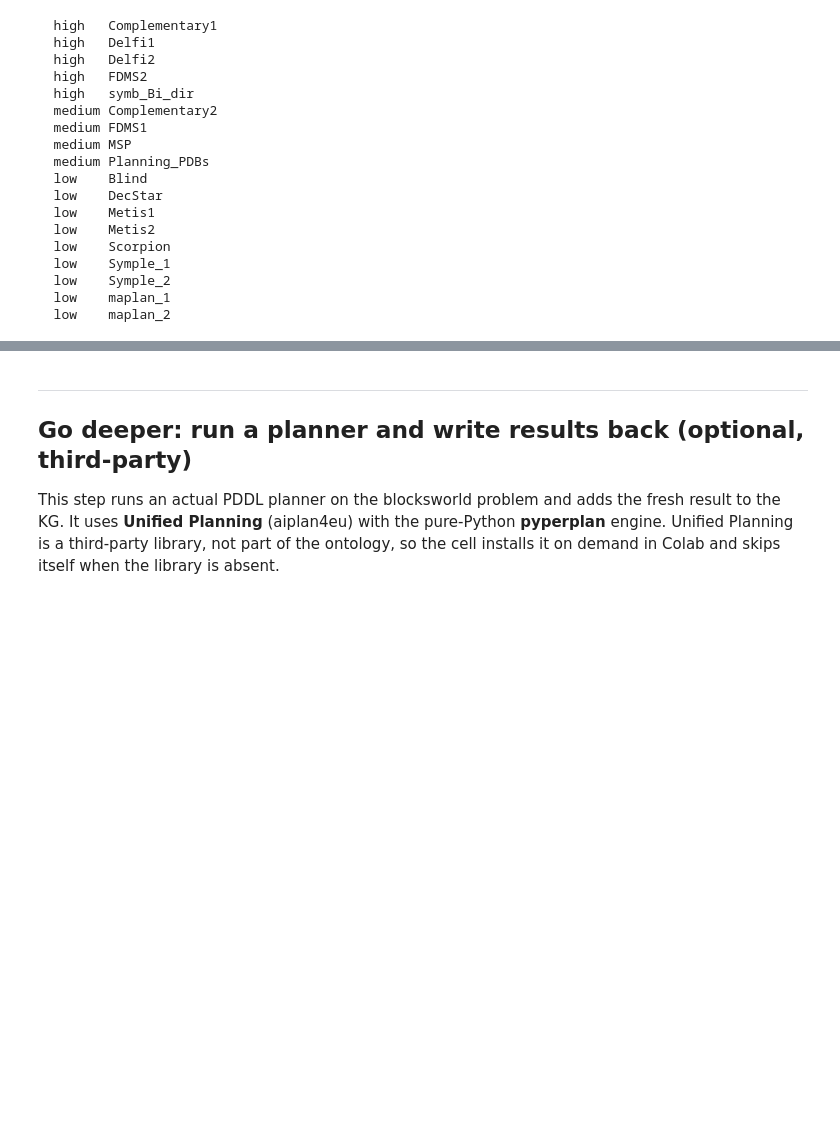
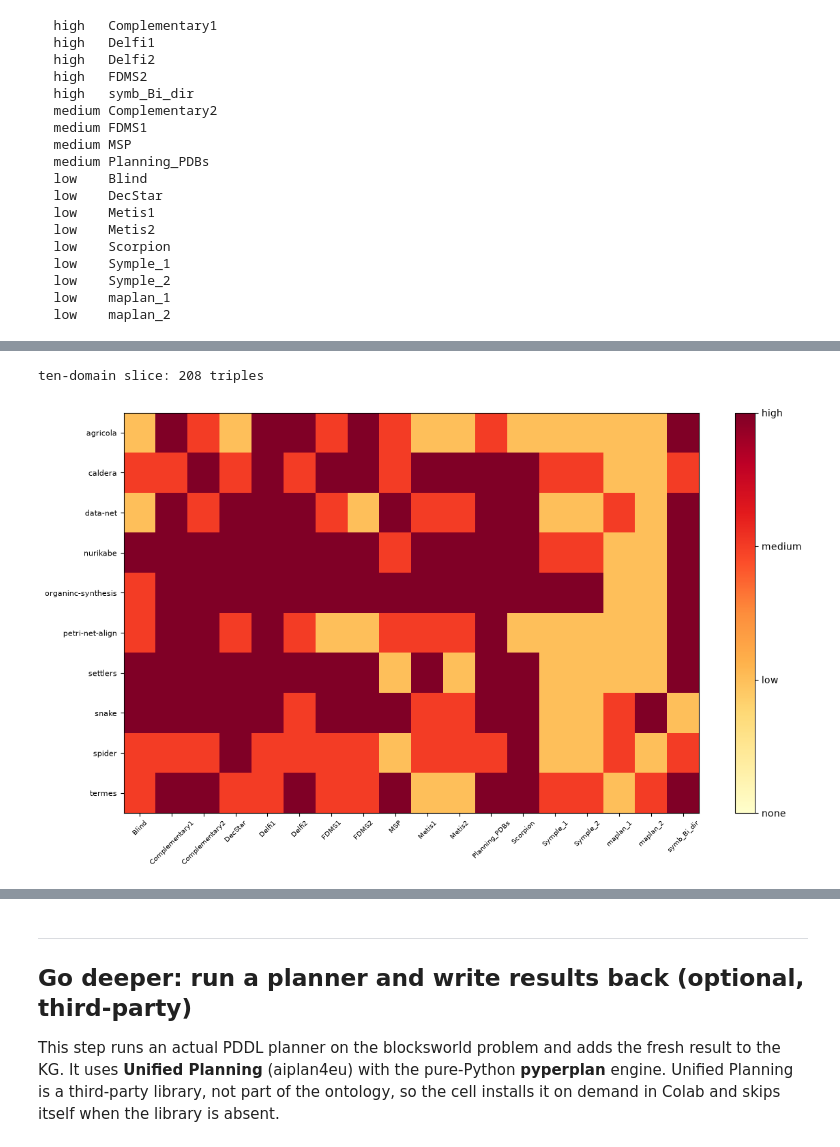
Before and after one commit to ai4society/ICAPS26-planning-ontology-tutorial, a Jupyter notebook: notebooks/02_planner_selection.ipynb, the cells around one changed output, grey strips where cells are left out. Drawn from its saved outputs; the diff is of its cells as text; code cells hidden in the pictures; blank space fills up the shorter version.

Commit message:
feat(notebooks): 02 planner selection

```diff
--- a/notebooks/02_planner_selection.ipynb
+++ b/notebooks/02_planner_selection.ipynb
@@ -176,13 +197,16 @@ real IPC-2018 subset: 56 triples
 The same `COALESCE` recommendation works per domain. Here are the
 high-relevance planners the query would draw from for `caldera`.
 # %%
-high_caldera = PREFIX_OLD + """
+high_caldera = (
+    PREFIX_OLD
+    + """
 SELECT ?planner WHERE {
   ?d rdfs:label "caldera" .
   ?d po:hasHighRelevancePlanner ?p .
   ?p rdfs:label ?planner .
 } ORDER BY ?planner
 """
+)
 print("high-relevance planners for caldera:")
 for r in real.query(high_caldera):
     print(" ", r.planner)
@@ -204,7 +229,9 @@ Wrapping the ranking query in a function lets you ask about any domain by label.
 Notebook 00 hides this logic behind a one-line helper.
 # %%
 def rank_planners(graph, domain_label, prefix):
-    q = prefix + """
+    q = (
+        prefix
+        + """
     SELECT ?relevance ?planner WHERE {
       VALUES (?prop ?relevance ?order) {
         (po:hasHighRelevancePlanner   "high"   1)
@@ -215,8 +242,11 @@ def rank_planners(graph, domain_label, prefix):
       ?d ?prop ?p .
       ?p rdfs:label ?planner .
     } ORDER BY ?order ?planner
-    """ % domain_label
+    """
+        % domain_label
+    )
     return [(str(r.relevance), str(r.planner)) for r in graph.query(q)]
+
 
 for relevance, planner in rank_planners(real, "agricola", PREFIX_OLD):
     print(f"  {relevance:<6} {planner}")
@@ -241,0 +281,47 @@ for relevance, planner in rank_planners(real, "agricola", PREFIX_OLD):
+# %%
+# Go deeper. Needs matplotlib (the viz extra).
+import sys
+
+if IN_COLAB:
+    import subprocess
+
+    subprocess.run(["pip", "install", "-q", "matplotlib"], check=True)
+    sys.path.insert(0, "ICAPS26-planning-ontology-tutorial/notebooks")
+else:
+    sys.path.insert(0, ".")
+
+slice_kg = Graph()
+slice_kg.parse(
+    str(DATA / "kgs" / "ipc2018_planner_info_10domains.ttl"), format="turtle"
+)
+print(f"ten-domain slice: {len(slice_kg)} triples")
+
+heat_query = (
+    PREFIX_OLD
+    + """
+SELECT ?domain ?planner ?relevance WHERE {
+  VALUES (?prop ?relevance) {
+    (po:hasHighRelevancePlanner   "high")
+    (po:hasMediumRelevancePlanner "medium")
+    (po:hasLowRelevancePlanner    "low")
+  }
+  ?d ?prop ?p .
+  ?d rdfs:label ?domain .
+  ?p rdfs:label ?planner .
+}
+"""
+)
+rows = [
+    (str(r.domain), str(r.planner), str(r.relevance))
+    for r in slice_kg.query(heat_query)
+]
+
+try:
+    import viz
+
+    viz.relevance_heatmap(rows)
+except ImportError:
+    print("Install the viz extra to draw the heatmap: pip install matplotlib")
+# %% [output]
+ten-domain slice: 208 triples
+[figure, added]
```
Also changed, not shown: parts of 12 cells of this notebook, 1 other file.
